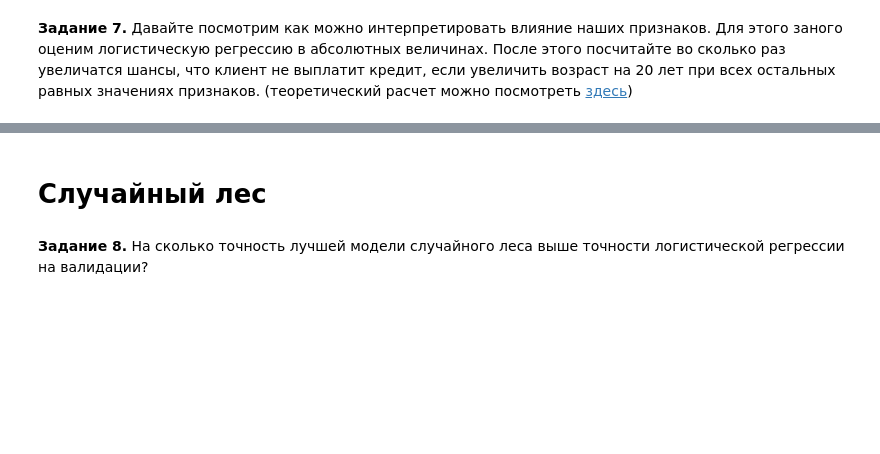
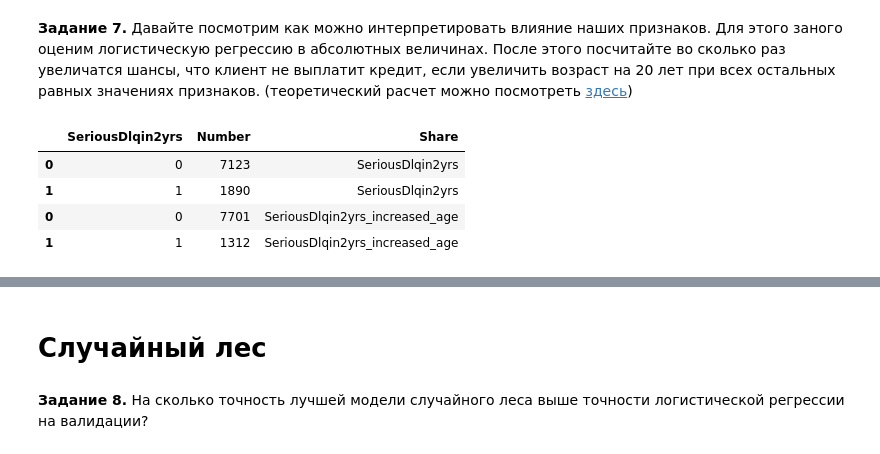
Before and after one commit to simon-torm/geekhub-ds-2020, a Jupyter notebook: HW11. Trees, bootstrap, random forest, bagging/HW.ipynb, the cells around one changed output, grey strips where cells are left out. Cells and saved outputs as stored; diff of their text form; code cells hidden in the pictures; blank space fills up the shorter version.

```diff
--- a/HW11. Trees, bootstrap, random forest, bagging/HW.ipynb
+++ b/HW11. Trees, bootstrap, random forest, bagging/HW.ipynb
@@ -236,6 +246,14 @@ softmax(lr_best.coef_).reshape([lr_best.coef_.size])[indx_DebtRatio]
 # %% [markdown]
 **Задание 7.**
 Давайте посмотрим как можно интерпретировать влияние наших признаков. Для этого заного оценим логистическую регрессию в абсолютных величинах. После этого посчитайте во сколько раз увеличатся шансы, что клиент не выплатит кредит, если увеличить возраст на 20 лет при всех остальных равных значениях признаков. (теоретический расчет можно посмотреть [здесь](https://www.unm.edu/~schrader/biostat/bio2/Spr06/lec11.pdf))
+# %%
+numbers_SeriousDlqin2yrs
+# %% [output]
+|  | SeriousDlqin2yrs | Number | Share |
+| 0 | 0 | 7123 | SeriousDlqin2yrs |
+| 1 | 1 | 1890 | SeriousDlqin2yrs |
+| 0 | 0 | 7701 | SeriousDlqin2yrs_increased_age |
+| 1 | 1 | 1312 | SeriousDlqin2yrs_increased_age |
 # %%
 ### Ваш код должен быть здесь ###
 X_train, X_test, y_train, y_test = train_test_split(X, y, train_size = 0.8, random_state = 1)
```
Also changed, not shown: parts of 15 cells of this notebook.
